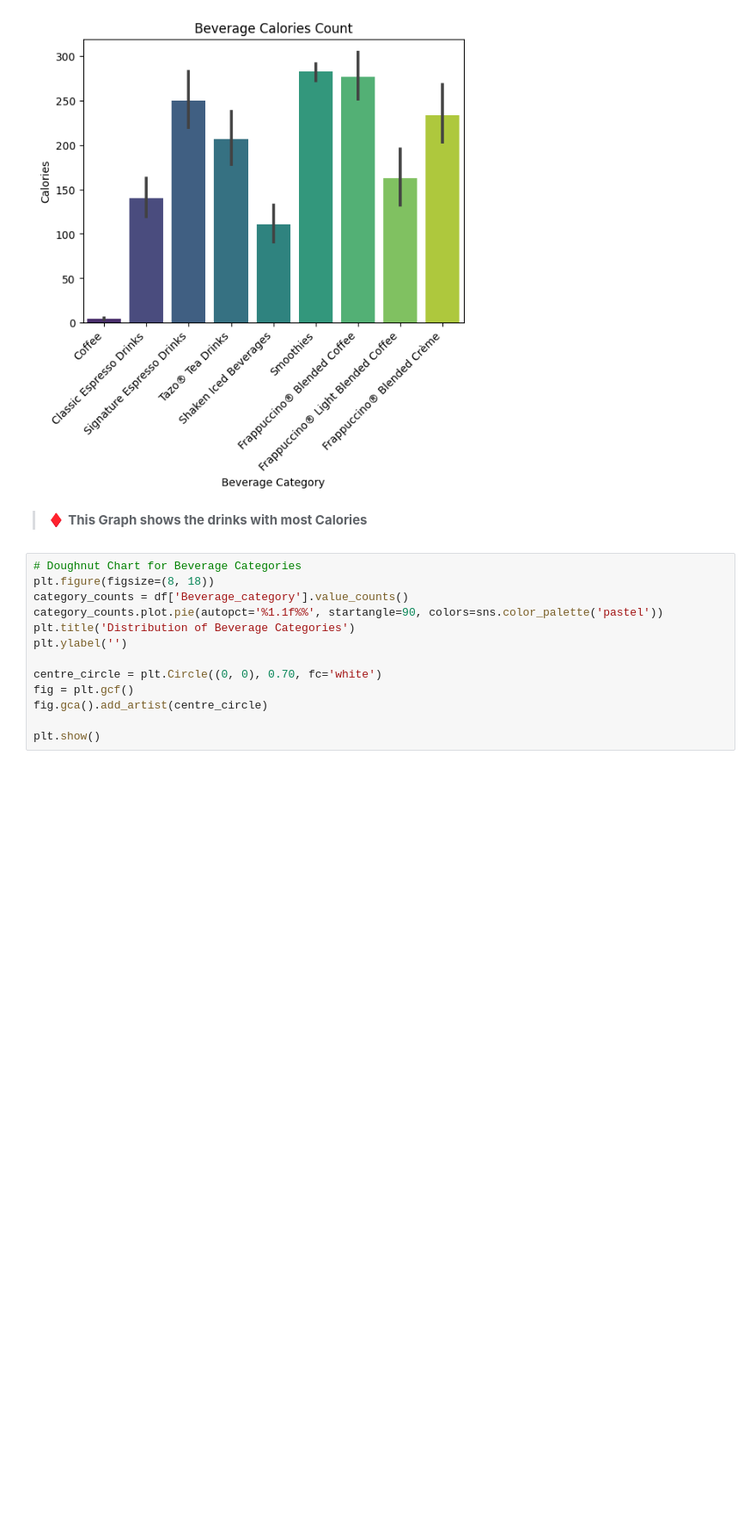
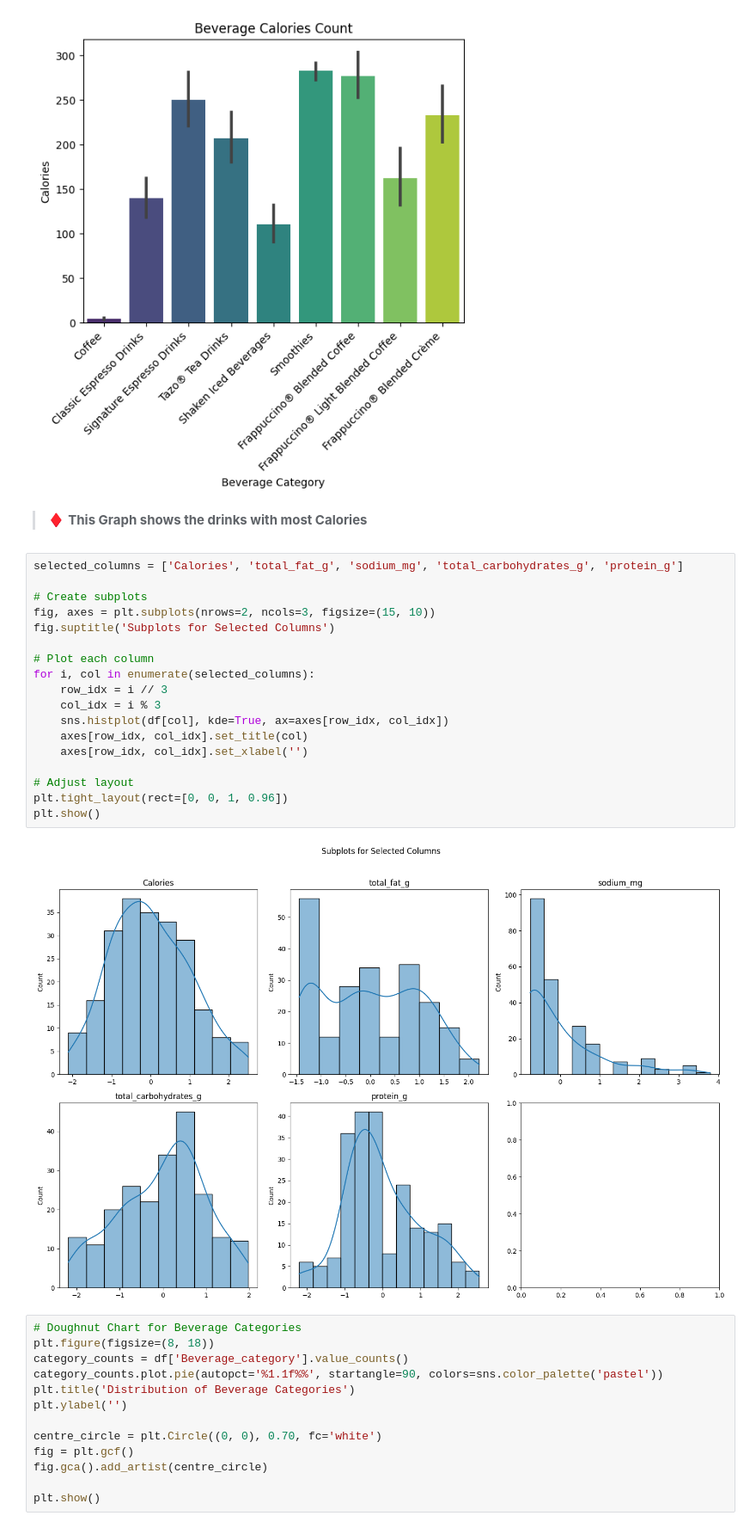
Before and after one commit to arnabsaha7/Starbucks-Data-Analysis, a Jupyter notebook: Starbucks_Data_Analysis_in_Python.ipynb, the cells around one changed output. Shown at 86% size. Drawn from its saved outputs; the diff is of its cells as text; blank space fills up the shorter version.

```diff
--- a/Starbucks_Data_Analysis_in_Python.ipynb
+++ b/Starbucks_Data_Analysis_in_Python.ipynb
@@ -201,6 +282,26 @@ plt.show()
 [figure]
 # %% [markdown]
 > ♦  **This Graph shows the drinks with most Calories**
+# %%
+selected_columns = ['Calories', 'total_fat_g', 'sodium_mg', 'total_carbohydrates_g', 'protein_g']
+
+# Create subplots
+fig, axes = plt.subplots(nrows=2, ncols=3, figsize=(15, 10))
+fig.suptitle('Subplots for Selected Columns')
+
+# Plot each column
+for i, col in enumerate(selected_columns):
+    row_idx = i // 3
+    col_idx = i % 3
+    sns.histplot(df[col], kde=True, ax=axes[row_idx, col_idx])
+    axes[row_idx, col_idx].set_title(col)
+    axes[row_idx, col_idx].set_xlabel('')
+
+# Adjust layout
+plt.tight_layout(rect=[0, 0, 1, 0.96])
+plt.show()
+# %% [output]
+[figure, added]
 # %%
 # Doughnut Chart for Beverage Categories
 plt.figure(figsize=(8, 18))
```
Also changed, not shown: parts of 20 cells of this notebook.
